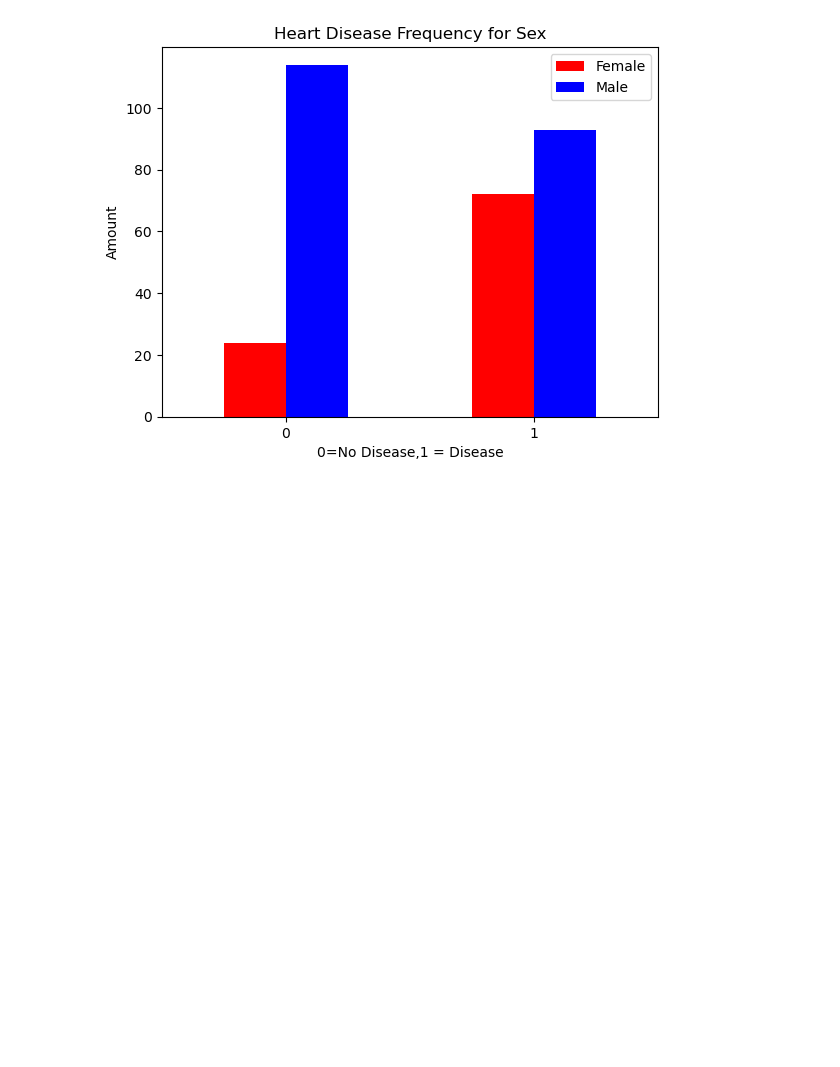
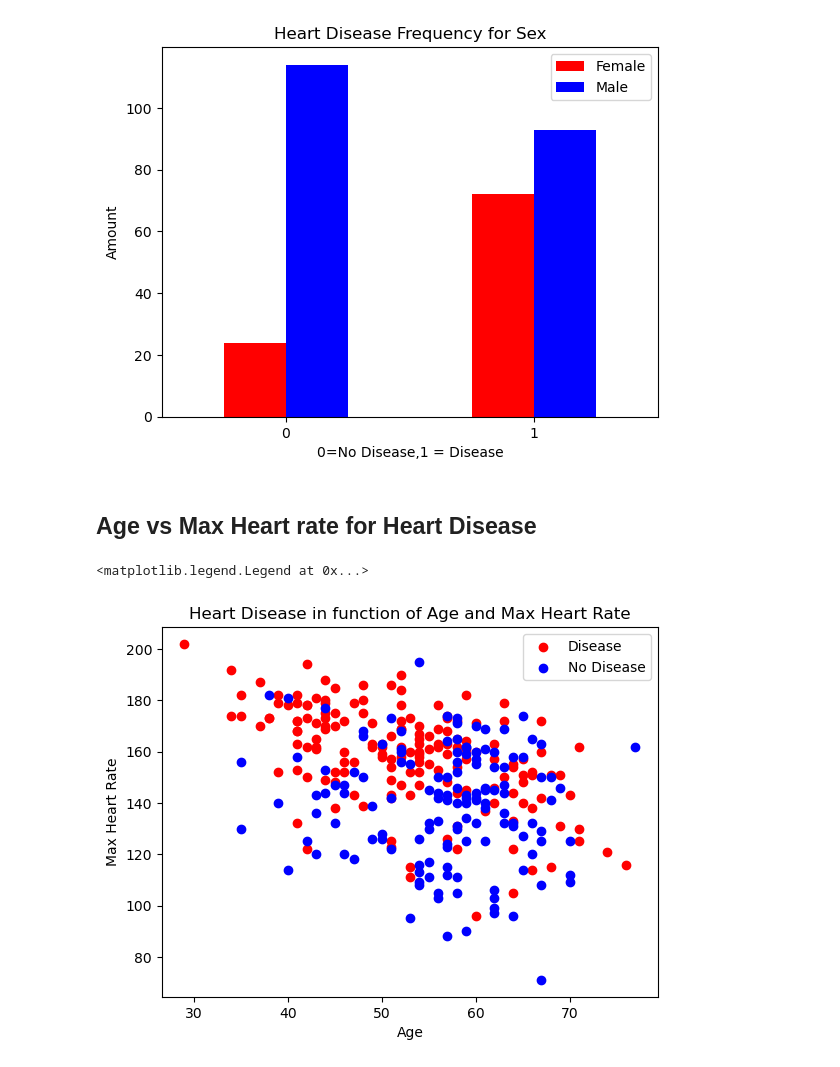
Before and after one commit to cemmanuelonyema/Heart_ML_FirstProject, a Jupyter notebook: Heart_AML_Course.ipynb, the cells around one changed output. Saved outputs shown, nothing was run; the diff lists cells and outputs as text; code cells hidden in the pictures; blank space fills up the shorter version.

```diff
--- a/Heart_AML_Course.ipynb
+++ b/Heart_AML_Course.ipynb
@@ -171,3 +171,22 @@ plt.xticks(rotation=0)
 # %% [output]
 (array([0, 1]), [Text(0, 0, '0'), Text(1, 0, '1')])
 [figure]
+# %% [markdown]
+## Age vs Max Heart rate for Heart Disease
+# %%
+#create another figure
+
+# scatter fugure with positive example
+plt.scatter(df.age[df.target==1], df.thalach[df.target==1], color='red')
+
+# scatter fugure with negative example
+plt.scatter(df.age[df.target==0], df.thalach[df.target==0], color='blue')
+
+#add some helpful info
+plt.title('Heart Disease in function of Age and Max Heart Rate')
+plt.xlabel('Age')
+plt.ylabel('Max Heart Rate')
+plt.legend(['Disease','No Disease'])
+# %% [output]
+<matplotlib.legend.Legend at 0x...>
+[figure, added]
```
Also changed, not shown: parts of 3 cells of this notebook.
